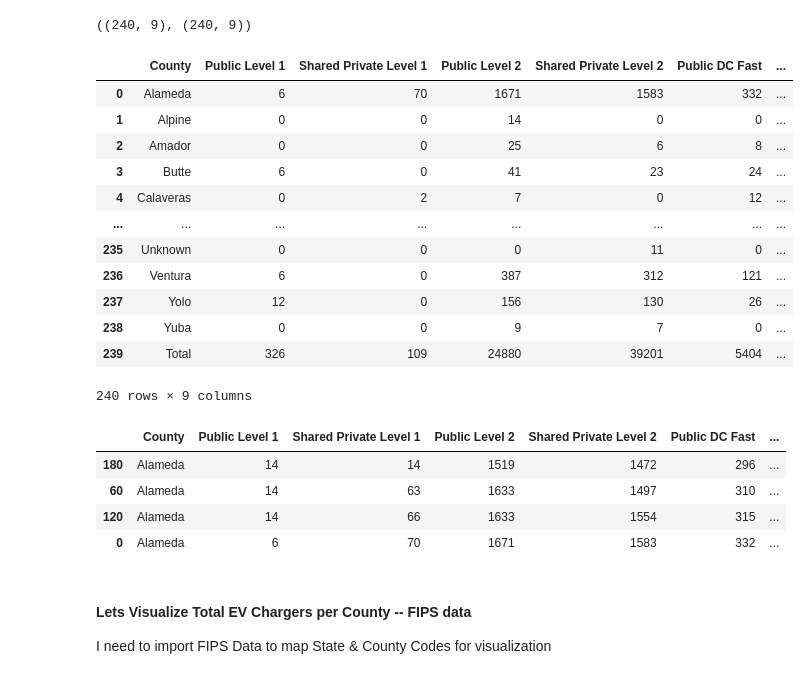
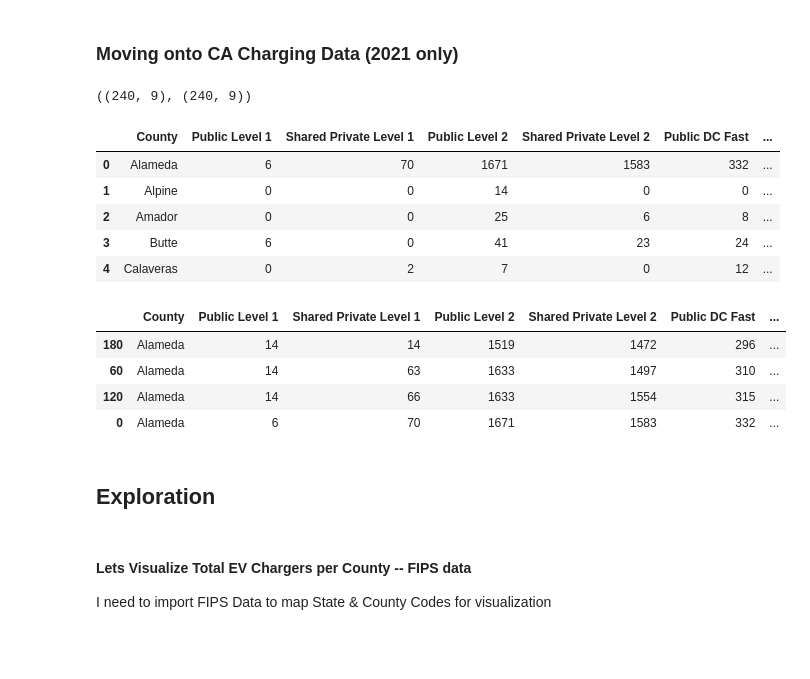
Before and after one commit to sshariz/evcharger, a Jupyter notebook: ev.ipynb, the cells around one changed output. Drawn from its saved outputs; the diff is of its cells as text; code cells hidden in the pictures; blank space fills up the shorter version.

```diff
--- a/ev.ipynb
+++ b/ev.ipynb
@@ -73 +233,3 @@ os.chdir(new_path)
+# %% [markdown]
+### Moving onto CA Charging Data (2021 only)
 # %%
@@ -120,39 +284,30 @@ ev21.shape, ev22.shape
 # %%
 import re
 #cleaning the Quarter with regex
     #currently "q1_22.csv" goal: q1
 #https://regex101.com
 
 pattern21 = '(\d\d\d\d.\w\w\w)'
 text = 'q12021.csv'
 
 ev21["Quarter"] = ev21["Quarter"].str.replace(pattern21, "", regex=True)
 ev21
 
 
 pattern22 = '(\w\d\d.\w\w\w)'
 text = "q3_22.csv"
 
 ev22["Quarter"] = ev22["Quarter"].str.replace(pattern22, "", regex=True)
 ev22
 
-
-ev21
-# re.sub(pattern21, '', text)
+ev21.head()
 # %% [output]
 |  | County | Public Level 1 | Shared Private Level 1 | Public Level 2 | Shared Private Level 2 | Public DC Fast | ... |
 | 0 | Alameda | 6 | 70 | 1671 | 1583 | 332 | ... |
 | 1 | Alpine | 0 | 0 | 14 | 0 | 0 | ... |
 | 2 | Amador | 0 | 0 | 25 | 6 | 8 | ... |
 | 3 | Butte | 6 | 0 | 41 | 23 | 24 | ... |
 | 4 | Calaveras | 0 | 2 | 7 | 0 | 12 | ... |
-| ... | ... | ... | ... | ... | ... | ... | ... |
-| 235 | Unknown | 0 | 0 | 0 | 11 | 0 | ... |
-| 236 | Ventura | 6 | 0 | 387 | 312 | 121 | ... |
-| 237 | Yolo | 12 | 0 | 156 | 130 | 26 | ... |
-| 238 | Yuba | 0 | 0 | 9 | 7 | 0 | ... |
-| 239 | Total | 326 | 109 | 24880 | 39201 | 5404 | ... |
-240 rows × 9 columns
 # %%
 #correct number of County names - 1 per quarter
 
@@ -168,6 +323,8 @@ ev21[ev21["County"] == "Alameda"] #checked
 | 60 | Alameda | 14 | 63 | 1633 | 1497 | 310 | ... |
 | 120 | Alameda | 14 | 66 | 1633 | 1554 | 315 | ... |
 | 0 | Alameda | 6 | 70 | 1671 | 1583 | 332 | ... |
+# %% [markdown]
+## Exploration
 # %% [markdown]
 #### Lets Visualize Total EV Chargers per County -- FIPS data
 
```
Also changed, not shown: parts of 50 cells of this notebook, 1 other file.
